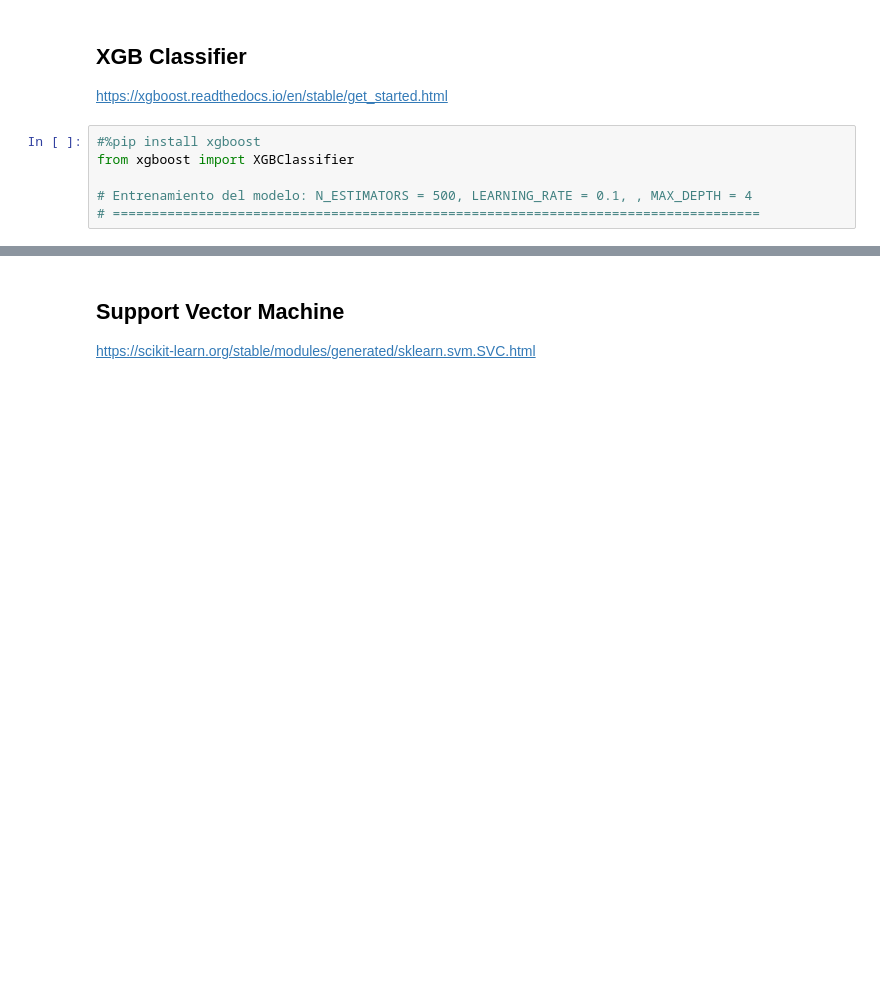
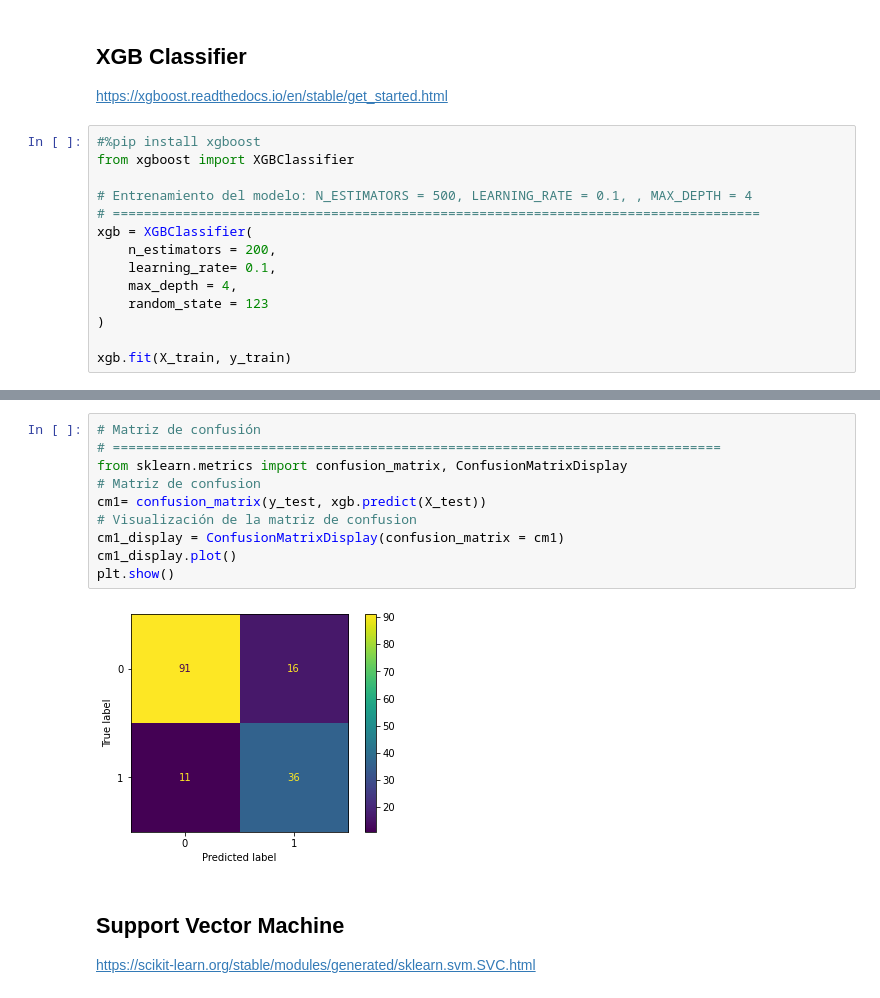
Before and after one commit to mlondono-oc/LEA2, a Jupyter notebook: Modulo2/M1_Algoritmos_de_Shallow_Learning.ipynb, the cells around one changed output, grey strips where cells are left out. Drawn from its saved outputs; the diff is of its cells as text; blank space fills up the shorter version.

```diff
--- a/Modulo2/M1_Algoritmos_de_Shallow_Learning.ipynb
+++ b/Modulo2/M1_Algoritmos_de_Shallow_Learning.ipynb
@@ -237,3 +237,11 @@ from xgboost import XGBClassifier
 
 # Entrenamiento del modelo: N_ESTIMATORS = 500, LEARNING_RATE = 0.1, , MAX_DEPTH = 4
 # ===================================================================================
+xgb = XGBClassifier(
+    n_estimators = 200,
+    learning_rate= 0.1,
+    max_depth = 4,
+    random_state = 123
+)
+
+xgb.fit(X_train, y_train)
@@ -240,3 +288,15 @@ from xgboost import XGBClassifier
+# %%
+# Matriz de confusión
+# ==============================================================================
+from sklearn.metrics import confusion_matrix, ConfusionMatrixDisplay
+# Matriz de confusion
+cm1= confusion_matrix(y_test, xgb.predict(X_test))
+# Visualización de la matriz de confusion
+cm1_display = ConfusionMatrixDisplay(confusion_matrix = cm1)
+cm1_display.plot()
+plt.show()
+# %% [output]
+[figure, added]
 # %% [markdown]
 ## Support Vector Machine
 
```
Also changed, not shown: parts of 5 cells of this notebook.
